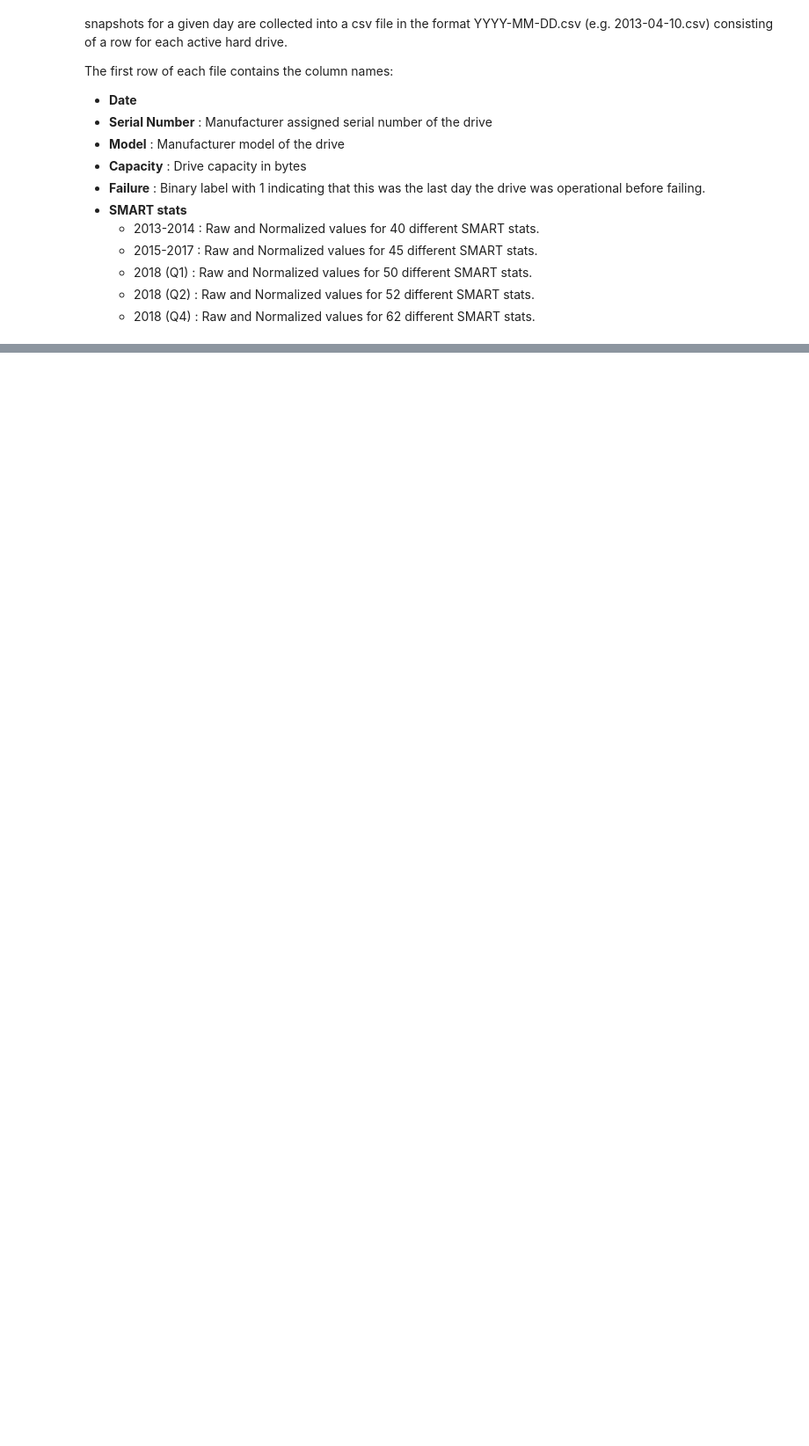
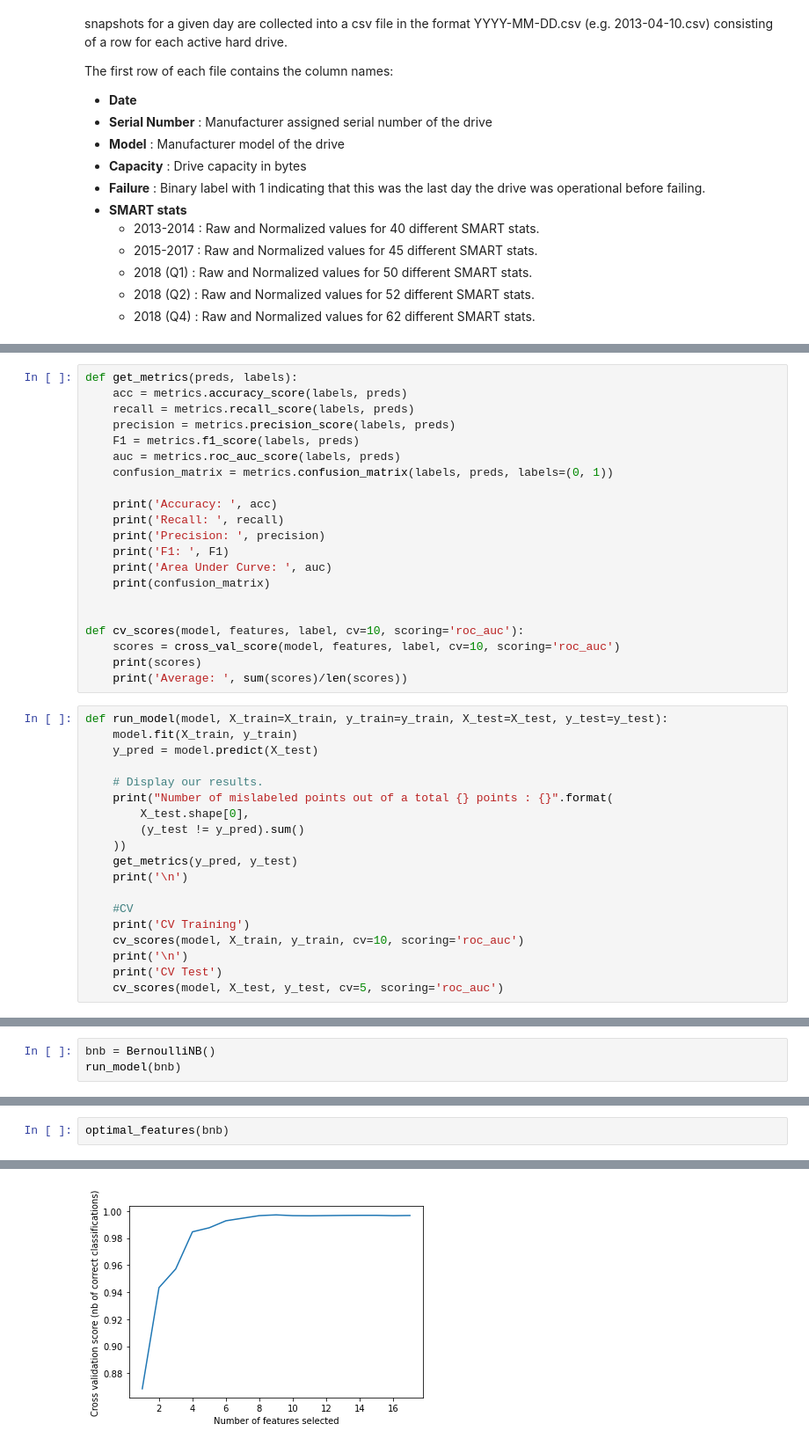
Before and after one commit to Kuebic/Thinkful, a Jupyter notebook: 22_SL_Capstone/22.2b_Capstone_Report.ipynb, the cells around one changed output, grey strips where cells are left out. Shown: that part at 88% size. Saved outputs shown, nothing was run; the diff lists cells and outputs as text; blank space fills up the shorter version.

```diff
--- a/22_SL_Capstone/22.2b_Capstone_Report.ipynb
+++ b/22_SL_Capstone/22.2b_Capstone_Report.ipynb
@@ -59,0 +180,40 @@ The first row of each file contains the column names:
+# %%
+def get_metrics(preds, labels):
+    acc = metrics.accuracy_score(labels, preds)
+    recall = metrics.recall_score(labels, preds)
+    precision = metrics.precision_score(labels, preds)
+    F1 = metrics.f1_score(labels, preds)
+    auc = metrics.roc_auc_score(labels, preds)
+    confusion_matrix = metrics.confusion_matrix(labels, preds, labels=(0, 1))
+
+    print('Accuracy: ', acc)
+    print('Recall: ', recall)
+    print('Precision: ', precision)
+    print('F1: ', F1)
+    print('Area Under Curve: ', auc)
+    print(confusion_matrix)
+
+
+def cv_scores(model, features, label, cv=10, scoring='roc_auc'):
+    scores = cross_val_score(model, features, label, cv=10, scoring='roc_auc')
+    print(scores)
+    print('Average: ', sum(scores)/len(scores))
+# %%
+def run_model(model, X_train=X_train, y_train=y_train, X_test=X_test, y_test=y_test):
+    model.fit(X_train, y_train)
+    y_pred = model.predict(X_test)
+
+    # Display our results.
+    print("Number of mislabeled points out of a total {} points : {}".format(
+        X_test.shape[0],
+        (y_test != y_pred).sum()
+    ))
+    get_metrics(y_pred, y_test)
+    print('\n')
+
+    #CV
+    print('CV Training')
+    cv_scores(model, X_train, y_train, cv=10, scoring='roc_auc')
+    print('\n')
+    print('CV Test')
+    cv_scores(model, X_test, y_test, cv=5, scoring='roc_auc')
@@ -59,0 +223,3 @@ The first row of each file contains the column names:
+# %%
+bnb = BernoulliNB()
+run_model(bnb)
@@ -59,0 +249,3 @@ The first row of each file contains the column names:
+# %%
+optimal_features(bnb)
+# %% [output]
@@ -59,0 +253 @@ The first row of each file contains the column names:
+[figure, added]
```
Also changed, not shown: parts of 44 cells of this notebook, 1 other file.
